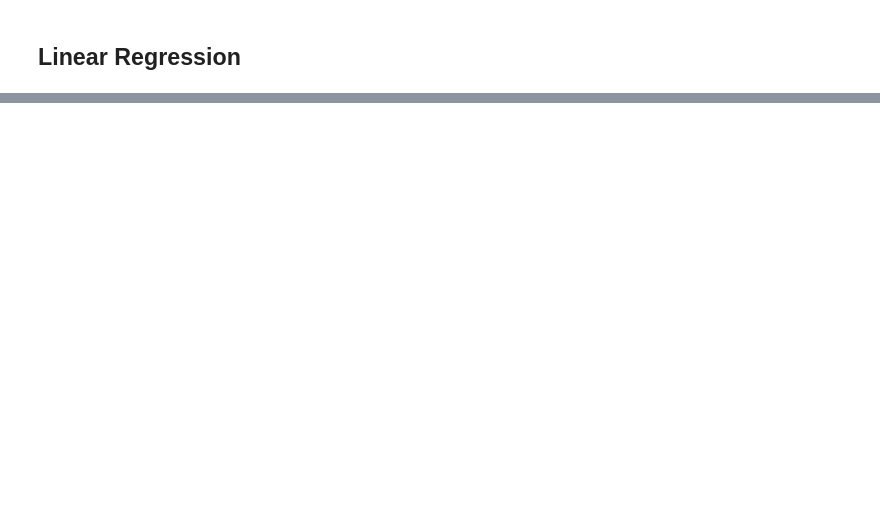
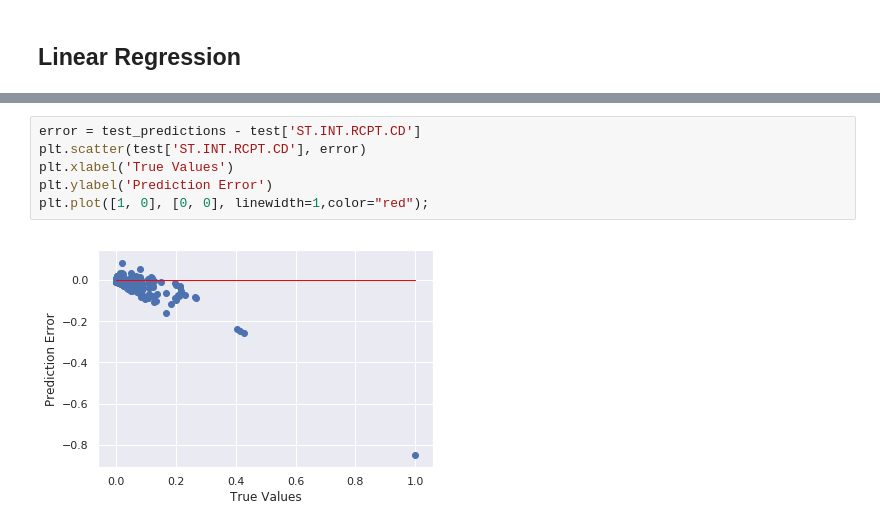
Before and after one commit to noahbjohnson/senior-project, a Jupyter notebook: notebooks/15.ipynb, the cells around one changed output, grey strips where cells are left out. Drawn from its saved outputs; the diff is of its cells as text; blank space fills up the shorter version.

```diff
--- a/notebooks/15.ipynb
+++ b/notebooks/15.ipynb
@@ -59,0 +383,8 @@ linear_regression_models["OLS"] = ols
+# %%
+error = test_predictions - test['ST.INT.RCPT.CD']
+plt.scatter(test['ST.INT.RCPT.CD'], error)
+plt.xlabel('True Values')
+plt.ylabel('Prediction Error')
+plt.plot([1, 0], [0, 0], linewidth=1,color="red");
+# %% [output]
+[figure, added]
```
Also changed, not shown: parts of 38 cells of this notebook.
